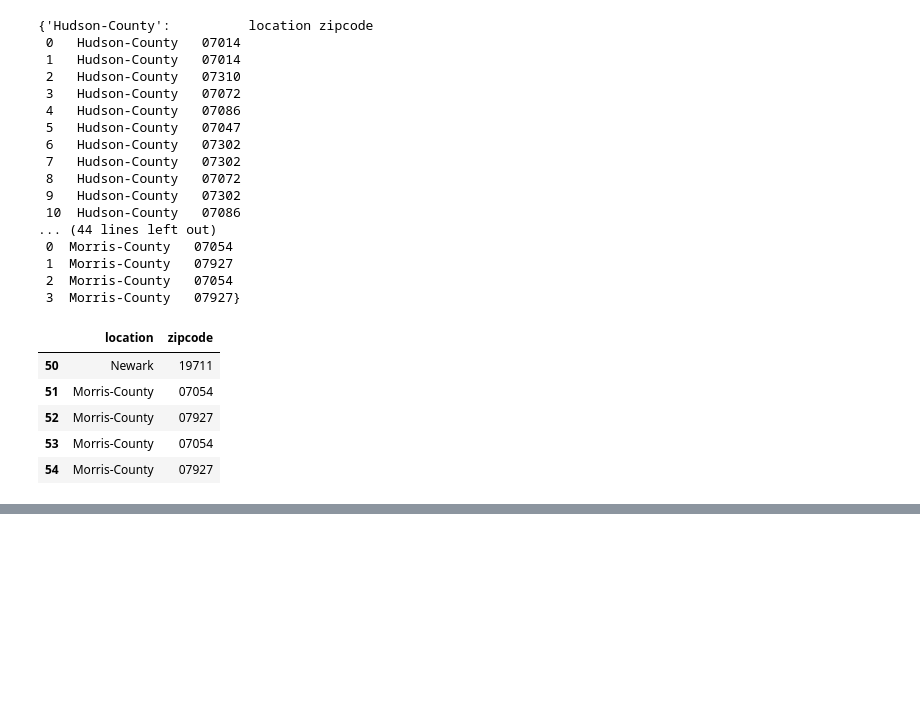
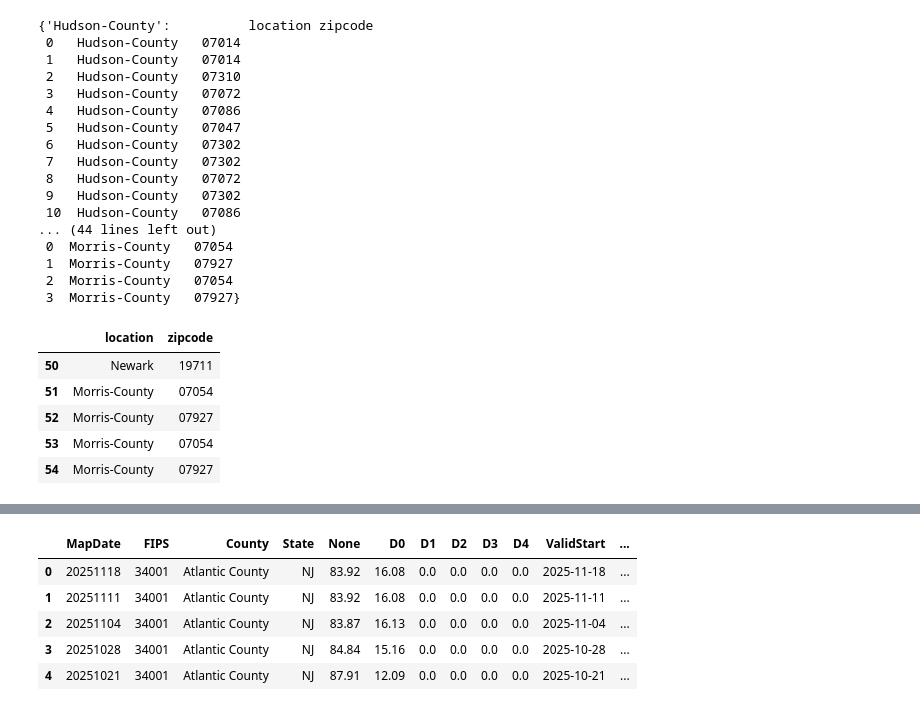
Before and after one commit to yalinli2/EnvEtools, a Jupyter notebook: course_modules/3_Data_Center_Python.ipynb, the cells around one changed output, grey strips where cells are left out. Cells and saved outputs as stored; diff of their text form; code cells hidden in the pictures; blank space fills up the shorter version.

Commit message:
finish data center Python part

```diff
--- a/course_modules/3_Data_Center_Python.ipynb
+++ b/course_modules/3_Data_Center_Python.ipynb
@@ -302,0 +323,11 @@ df_all.to_csv('../data/3_DataCenterNJtop5_processed.csv')
+# %%
+# Import data to see what it looks like
+drought = pd.read_csv('../data/3_DroughtMonitorNJ.csv')
+drought.head()
+# %% [output]
+|  | MapDate | FIPS | County | State | None | D0 | D1 | D2 | D3 | D4 | ValidStart | ... |
+| 0 | 20251118 | 34001 | Atlantic County | NJ | 83.92 | 16.08 | 0.0 | 0.0 | 0.0 | 0.0 | 2025-11-18 | ... |
+| 1 | 20251111 | 34001 | Atlantic County | NJ | 83.92 | 16.08 | 0.0 | 0.0 | 0.0 | 0.0 | 2025-11-11 | ... |
+| 2 | 20251104 | 34001 | Atlantic County | NJ | 83.87 | 16.13 | 0.0 | 0.0 | 0.0 | 0.0 | 2025-11-04 | ... |
+| 3 | 20251028 | 34001 | Atlantic County | NJ | 84.84 | 15.16 | 0.0 | 0.0 | 0.0 | 0.0 | 2025-10-28 | ... |
+| 4 | 20251021 | 34001 | Atlantic County | NJ | 87.91 | 12.09 | 0.0 | 0.0 | 0.0 | 0.0 | 2025-10-21 | ... |
```
Also changed, not shown: parts of 27 cells of this notebook, 6 other files.
